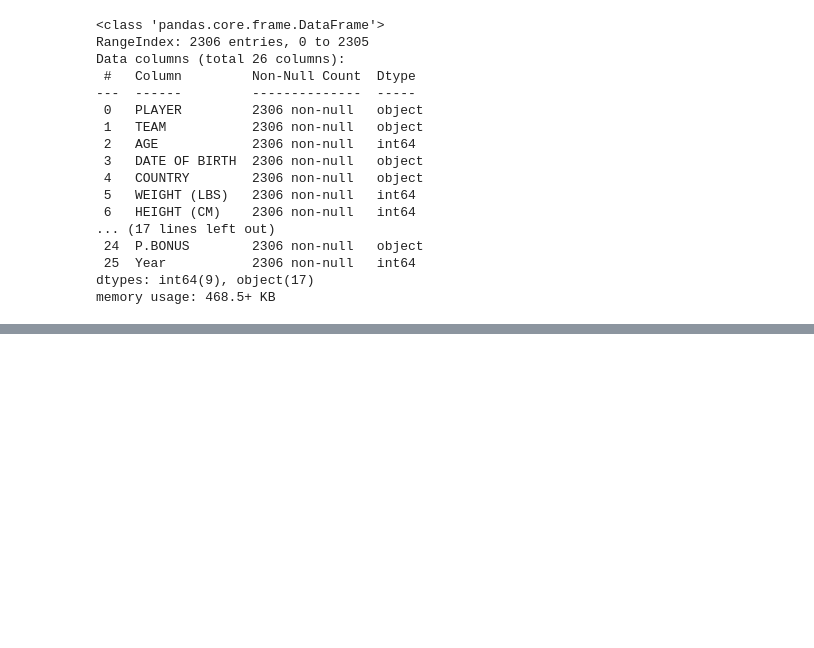
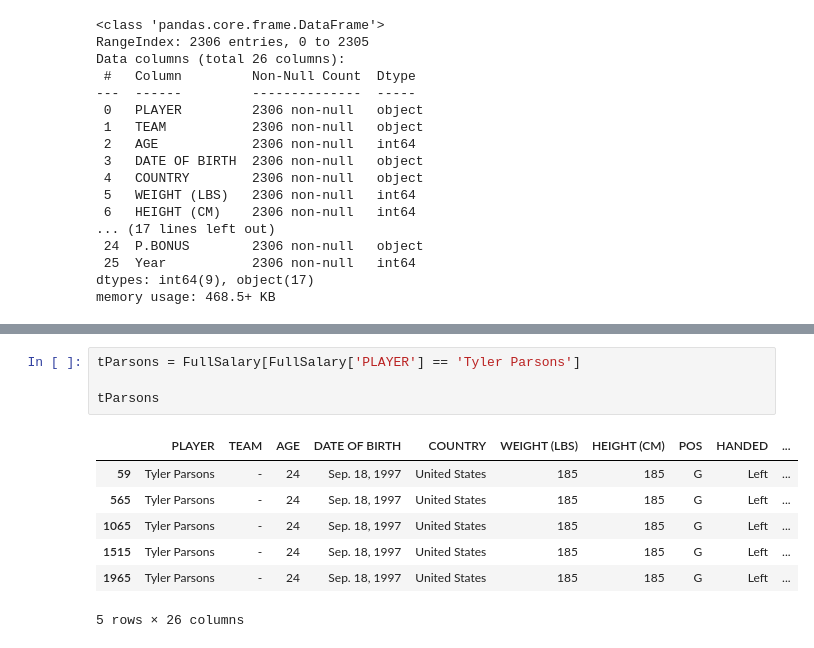
Before and after one commit to lukekerwin/DS-320_Project, a Jupyter notebook: Brian_test.ipynb, the cells around one changed output, grey strips where cells are left out. Saved outputs shown, nothing was run; the diff lists cells and outputs as text; blank space fills up the shorter version.

```diff
--- a/Brian_test.ipynb
+++ b/Brian_test.ipynb
@@ -793,0 +825,12 @@ memory usage: 468.5+ KB
+# %%
+tParsons = FullSalary[FullSalary['PLAYER'] == 'Tyler Parsons']
+
+tParsons
+# %% [output]
+|  | PLAYER | TEAM | AGE | DATE OF BIRTH | COUNTRY | WEIGHT (LBS) | HEIGHT (CM) | POS | HANDED | ... |
+| 59 | Tyler Parsons | - | 24 | Sep. 18, 1997 | United States | 185 | 185 | G | Left | ... |
+| 565 | Tyler Parsons | - | 24 | Sep. 18, 1997 | United States | 185 | 185 | G | Left | ... |
+| 1065 | Tyler Parsons | - | 24 | Sep. 18, 1997 | United States | 185 | 185 | G | Left | ... |
+| 1515 | Tyler Parsons | - | 24 | Sep. 18, 1997 | United States | 185 | 185 | G | Left | ... |
+| 1965 | Tyler Parsons | - | 24 | Sep. 18, 1997 | United States | 185 | 185 | G | Left | ... |
+5 rows × 26 columns
```
Also changed, not shown: parts of 3 cells of this notebook.
